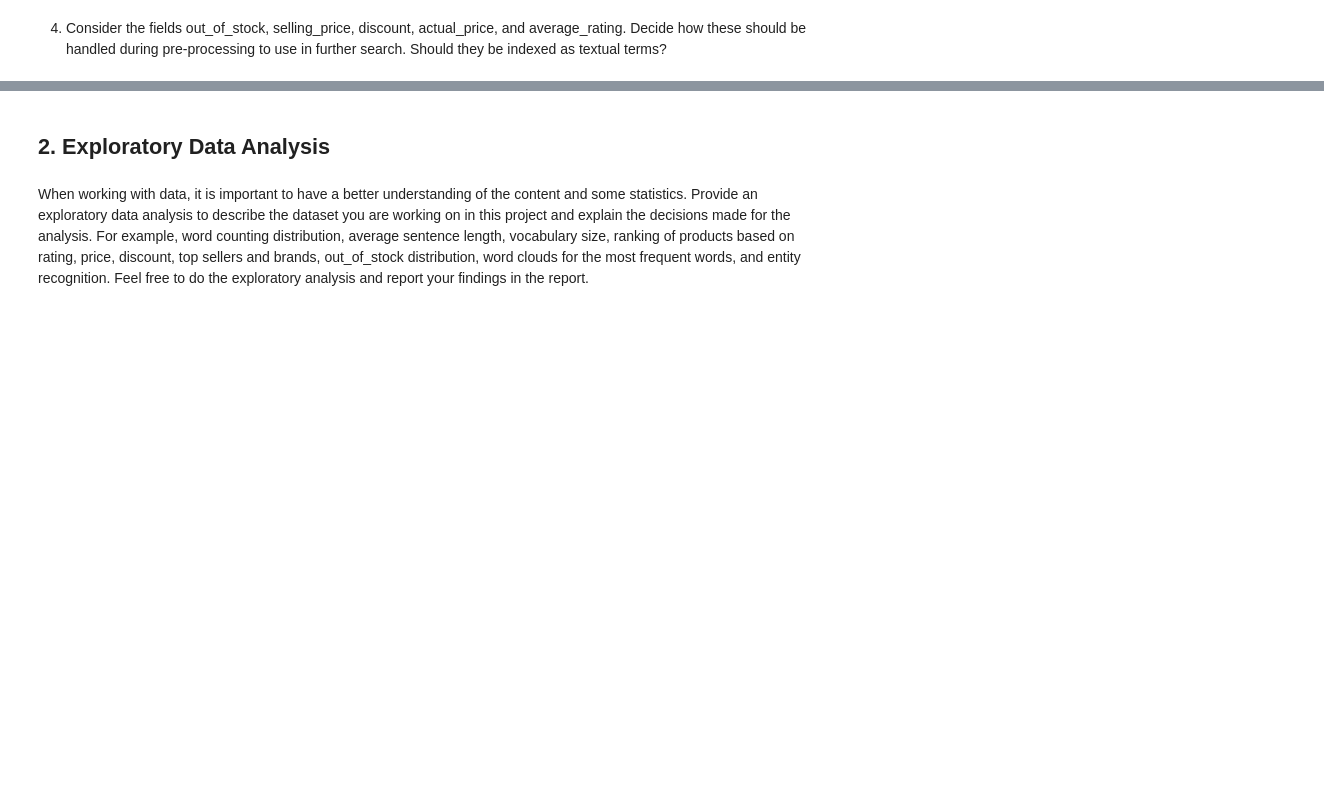
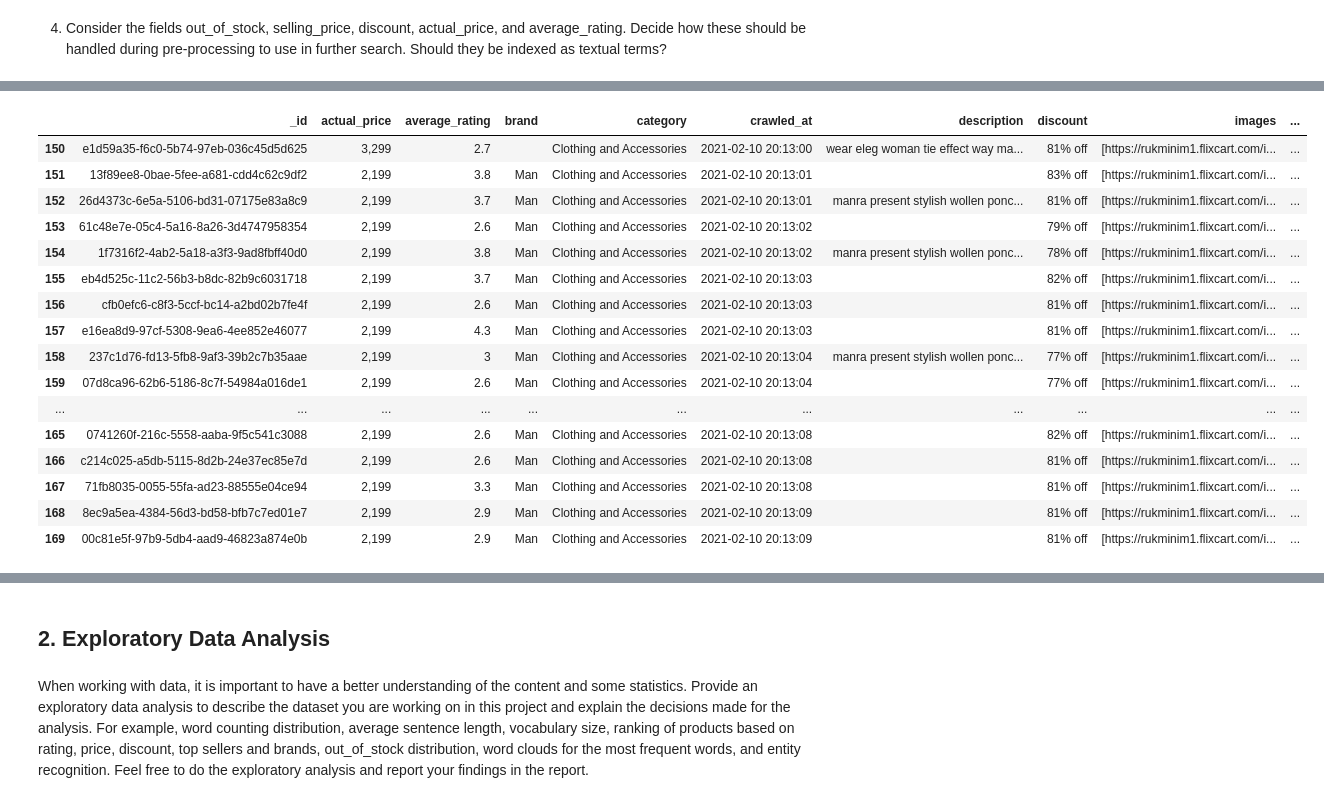
Before and after one commit to LucaFranceschi01/IRWA-2025-G23, a Jupyter notebook: project_progress/part_1/processing_and_eda.ipynb, the cells around one changed output, grey strips where cells are left out. Cells and saved outputs as stored; diff of their text form; code cells hidden in the pictures; blank space fills up the shorter version.

```diff
--- a/project_progress/part_1/processing_and_eda.ipynb
+++ b/project_progress/part_1/processing_and_eda.ipynb
@@ -126,0 +206,20 @@ display(clean_data[num_fields].describe())
+# %%
+data[150:170]
+# %% [output]
+|  | _id | actual_price | average_rating | brand | category | crawled_at | description | discount | images | ... |
+| 150 | e1d59a35-f6c0-5b74-97eb-036c45d5d625 | 3,299 | 2.7 |  | Clothing and Accessories | 2021-02-10 20:13:00 | wear eleg woman tie effect way ma... | 81% off | [https://rukminim1.flixcart.com/i... | ... |
+| 151 | 13f89ee8-0bae-5fee-a681-cdd4c62c9df2 | 2,199 | 3.8 | Man | Clothing and Accessories | 2021-02-10 20:13:01 |  | 83% off | [https://rukminim1.flixcart.com/i... | ... |
+| 152 | 26d4373c-6e5a-5106-bd31-07175e83a8c9 | 2,199 | 3.7 | Man | Clothing and Accessories | 2021-02-10 20:13:01 | manra present stylish wollen ponc... | 81% off | [https://rukminim1.flixcart.com/i... | ... |
+| 153 | 61c48e7e-05c4-5a16-8a26-3d4747958354 | 2,199 | 2.6 | Man | Clothing and Accessories | 2021-02-10 20:13:02 |  | 79% off | [https://rukminim1.flixcart.com/i... | ... |
+| 154 | 1f7316f2-4ab2-5a18-a3f3-9ad8fbff40d0 | 2,199 | 3.8 | Man | Clothing and Accessories | 2021-02-10 20:13:02 | manra present stylish wollen ponc... | 78% off | [https://rukminim1.flixcart.com/i... | ... |
+| 155 | eb4d525c-11c2-56b3-b8dc-82b9c6031718 | 2,199 | 3.7 | Man | Clothing and Accessories | 2021-02-10 20:13:03 |  | 82% off | [https://rukminim1.flixcart.com/i... | ... |
+| 156 | cfb0efc6-c8f3-5ccf-bc14-a2bd02b7fe4f | 2,199 | 2.6 | Man | Clothing and Accessories | 2021-02-10 20:13:03 |  | 81% off | [https://rukminim1.flixcart.com/i... | ... |
+| 157 | e16ea8d9-97cf-5308-9ea6-4ee852e46077 | 2,199 | 4.3 | Man | Clothing and Accessories | 2021-02-10 20:13:03 |  | 81% off | [https://rukminim1.flixcart.com/i... | ... |
+| 158 | 237c1d76-fd13-5fb8-9af3-39b2c7b35aae | 2,199 | 3 | Man | Clothing and Accessories | 2021-02-10 20:13:04 | manra present stylish wollen ponc... | 77% off | [https://rukminim1.flixcart.com/i... | ... |
+| 159 | 07d8ca96-62b6-5186-8c7f-54984a016de1 | 2,199 | 2.6 | Man | Clothing and Accessories | 2021-02-10 20:13:04 |  | 77% off | [https://rukminim1.flixcart.com/i... | ... |
+| ... | ... | ... | ... | ... | ... | ... | ... | ... | ... | ... |
+| 165 | 0741260f-216c-5558-aaba-9f5c541c3088 | 2,199 | 2.6 | Man | Clothing and Accessories | 2021-02-10 20:13:08 |  | 82% off | [https://rukminim1.flixcart.com/i... | ... |
+| 166 | c214c025-a5db-5115-8d2b-24e37ec85e7d | 2,199 | 2.6 | Man | Clothing and Accessories | 2021-02-10 20:13:08 |  | 81% off | [https://rukminim1.flixcart.com/i... | ... |
+| 167 | 71fb8035-0055-55fa-ad23-88555e04ce94 | 2,199 | 3.3 | Man | Clothing and Accessories | 2021-02-10 20:13:08 |  | 81% off | [https://rukminim1.flixcart.com/i... | ... |
+| 168 | 8ec9a5ea-4384-56d3-bd58-bfb7c7ed01e7 | 2,199 | 2.9 | Man | Clothing and Accessories | 2021-02-10 20:13:09 |  | 81% off | [https://rukminim1.flixcart.com/i... | ... |
+| 169 | 00c81e5f-97b9-5db4-aad9-46823a874e0b | 2,199 | 2.9 | Man | Clothing and Accessories | 2021-02-10 20:13:09 |  | 81% off | [https://rukminim1.flixcart.com/i... | ... |
```
Also changed, not shown: parts of 18 cells of this notebook, 3 other files.
